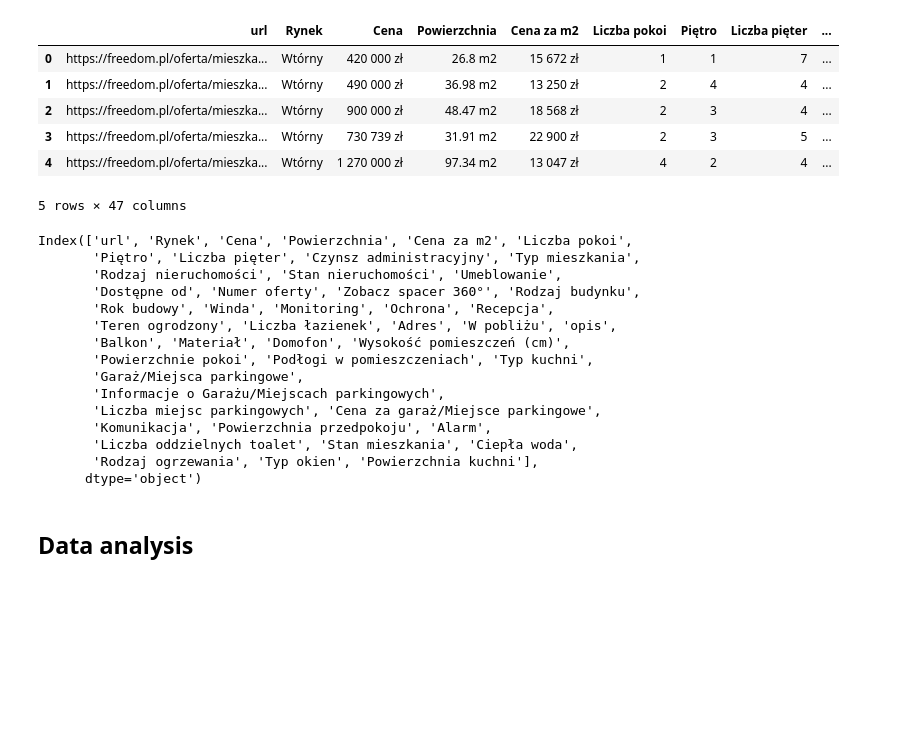
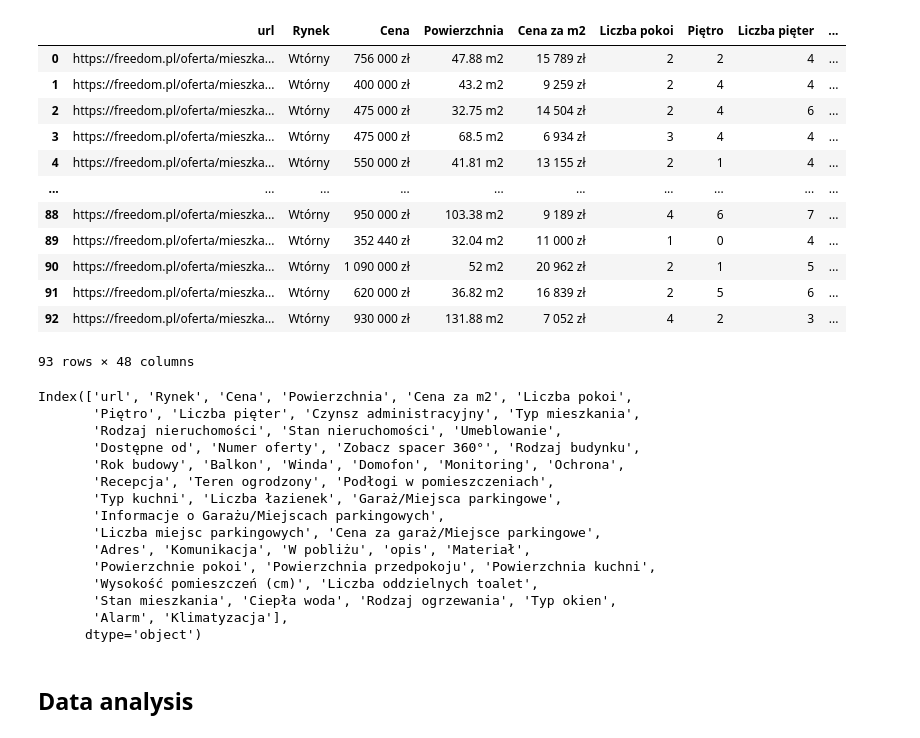
Before and after one commit to kapipapi/real-estate-analysis, a Jupyter notebook: 2_data_cleansing.ipynb, the cells around one changed output. Cells and saved outputs as stored; diff of their text form; code cells hidden in the pictures; blank space fills up the shorter version.

```diff
--- a/2_data_cleansing.ipynb
+++ b/2_data_cleansing.ipynb
@@ -1,16 +1,22 @@
 # %%
 import pandas as pd
 
-df = pd.read_csv('./data/flats_dirty.csv')
-df.head()
+df = pd.read_pickle('./data/flats_dirty.pkl')
+df
 # %% [output]
 |  | url | Rynek | Cena | Powierzchnia | Cena za m2 | Liczba pokoi | Piętro | Liczba pięter | ... |
-| 0 | https://freedom.pl/oferta/mieszka... | Wtórny | 420 000 zł | 26.8 m2 | 15 672 zł | 1 | 1 | 7 | ... |
-| 1 | https://freedom.pl/oferta/mieszka... | Wtórny | 490 000 zł | 36.98 m2 | 13 250 zł | 2 | 4 | 4 | ... |
-| 2 | https://freedom.pl/oferta/mieszka... | Wtórny | 900 000 zł | 48.47 m2 | 18 568 zł | 2 | 3 | 4 | ... |
-| 3 | https://freedom.pl/oferta/mieszka... | Wtórny | 730 739 zł | 31.91 m2 | 22 900 zł | 2 | 3 | 5 | ... |
-| 4 | https://freedom.pl/oferta/mieszka... | Wtórny | 1 270 000 zł | 97.34 m2 | 13 047 zł | 4 | 2 | 4 | ... |
+| 0 | https://freedom.pl/oferta/mieszka... | Wtórny | 756 000 zł | 47.88 m2 | 15 789 zł | 2 | 2 | 4 | ... |
+| 1 | https://freedom.pl/oferta/mieszka... | Wtórny | 400 000 zł | 43.2 m2 | 9 259 zł | 2 | 4 | 4 | ... |
+| 2 | https://freedom.pl/oferta/mieszka... | Wtórny | 475 000 zł | 32.75 m2 | 14 504 zł | 2 | 4 | 6 | ... |
+| 3 | https://freedom.pl/oferta/mieszka... | Wtórny | 475 000 zł | 68.5 m2 | 6 934 zł | 3 | 4 | 4 | ... |
+| 4 | https://freedom.pl/oferta/mieszka... | Wtórny | 550 000 zł | 41.81 m2 | 13 155 zł | 2 | 1 | 4 | ... |
+| ... | ... | ... | ... | ... | ... | ... | ... | ... | ... |
+| 88 | https://freedom.pl/oferta/mieszka... | Wtórny | 950 000 zł | 103.38 m2 | 9 189 zł | 4 | 6 | 7 | ... |
+| 89 | https://freedom.pl/oferta/mieszka... | Wtórny | 352 440 zł | 32.04 m2 | 11 000 zł | 1 | 0 | 4 | ... |
+| 90 | https://freedom.pl/oferta/mieszka... | Wtórny | 1 090 000 zł | 52 m2 | 20 962 zł | 2 | 1 | 5 | ... |
+| 91 | https://freedom.pl/oferta/mieszka... | Wtórny | 620 000 zł | 36.82 m2 | 16 839 zł | 2 | 5 | 6 | ... |
+| 92 | https://freedom.pl/oferta/mieszka... | Wtórny | 930 000 zł | 131.88 m2 | 7 052 zł | 4 | 2 | 3 | ... |
-5 rows × 47 columns
+93 rows × 48 columns
 # %%
 df1 = pd.DataFrame()
 
@@ -20,16 +26,16 @@ Index(['url', 'Rynek', 'Cena', 'Powierzchnia', 'Cena za m2', 'Liczba pokoi',
        'Piętro', 'Liczba pięter', 'Czynsz administracyjny', 'Typ mieszkania',
        'Rodzaj nieruchomości', 'Stan nieruchomości', 'Umeblowanie',
        'Dostępne od', 'Numer oferty', 'Zobacz spacer 360°', 'Rodzaj budynku',
-       'Rok budowy', 'Winda', 'Monitoring', 'Ochrona', 'Recepcja',
-       'Teren ogrodzony', 'Liczba łazienek', 'Adres', 'W pobliżu', 'opis',
-       'Balkon', 'Materiał', 'Domofon', 'Wysokość pomieszczeń (cm)',
-       'Powierzchnie pokoi', 'Podłogi w pomieszczeniach', 'Typ kuchni',
-       'Garaż/Miejsca parkingowe',
+       'Rok budowy', 'Balkon', 'Winda', 'Domofon', 'Monitoring', 'Ochrona',
+       'Recepcja', 'Teren ogrodzony', 'Podłogi w pomieszczeniach',
+       'Typ kuchni', 'Liczba łazienek', 'Garaż/Miejsca parkingowe',
        'Informacje o Garażu/Miejscach parkingowych',
        'Liczba miejsc parkingowych', 'Cena za garaż/Miejsce parkingowe',
-       'Komunikacja', 'Powierzchnia przedpokoju', 'Alarm',
-       'Liczba oddzielnych toalet', 'Stan mieszkania', 'Ciepła woda',
-       'Rodzaj ogrzewania', 'Typ okien', 'Powierzchnia kuchni'],
+       'Adres', 'Komunikacja', 'W pobliżu', 'opis', 'Materiał',
+       'Powierzchnie pokoi', 'Powierzchnia przedpokoju', 'Powierzchnia kuchni',
+       'Wysokość pomieszczeń (cm)', 'Liczba oddzielnych toalet',
+       'Stan mieszkania', 'Ciepła woda', 'Rodzaj ogrzewania', 'Typ okien',
+       'Alarm', 'Klimatyzacja'],
       dtype='object')
 # %% [markdown]
 ## Data analysis
```
Also changed, not shown: parts of 29 cells of this notebook, 19 other files.
